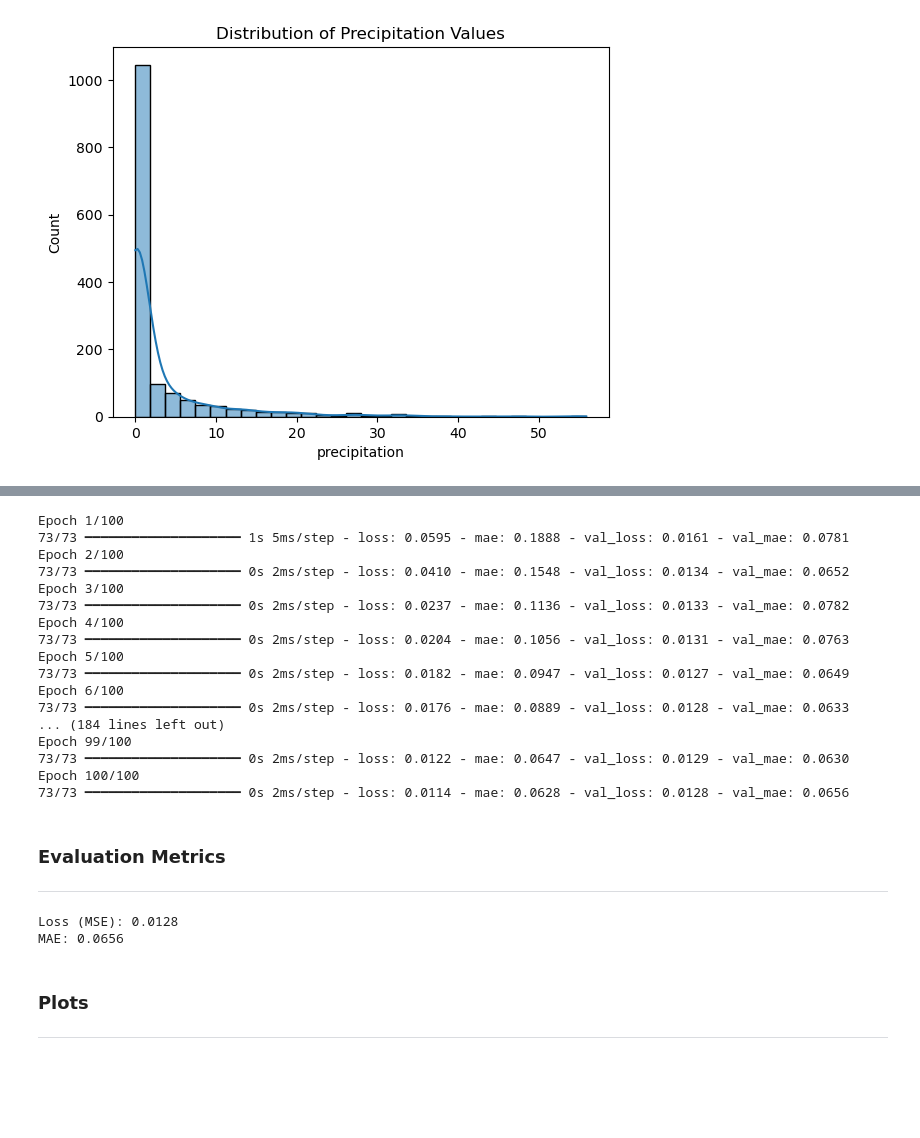
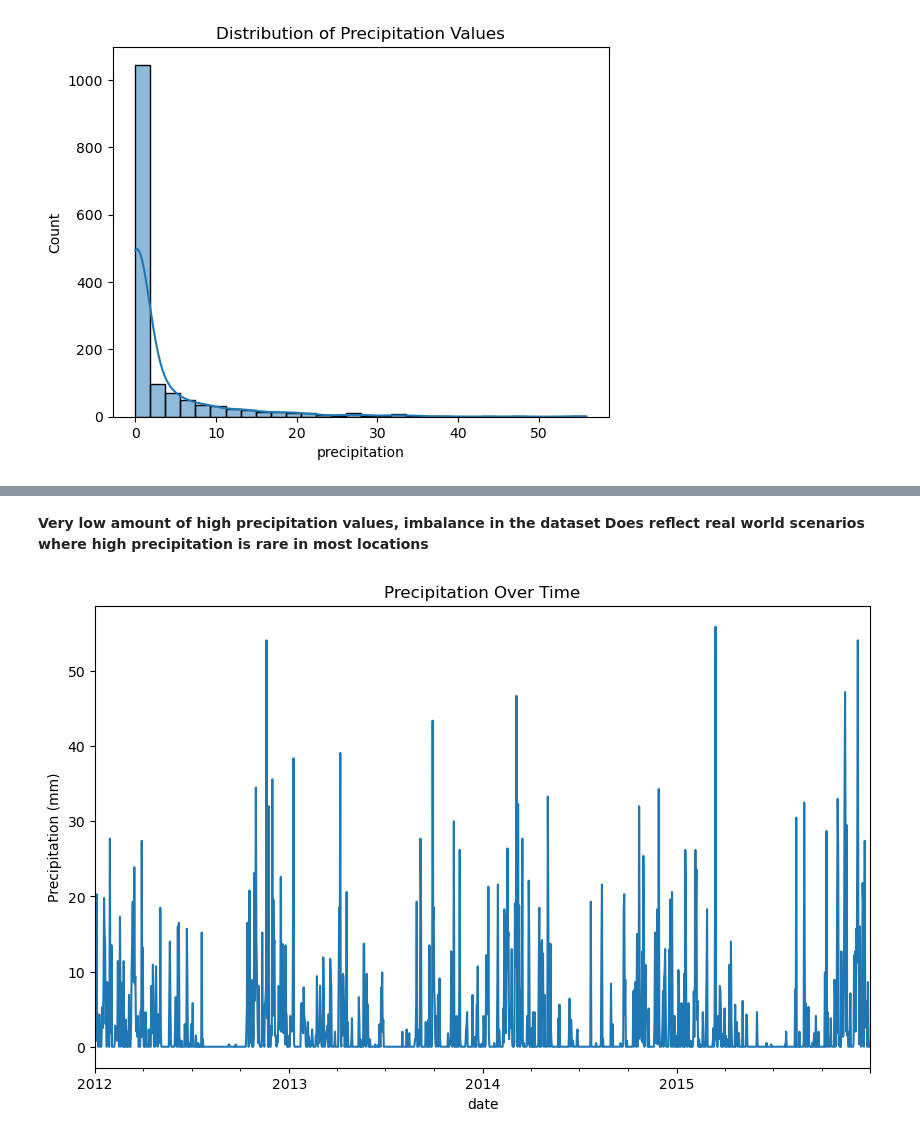
Before and after one commit to viz658/Weather_Prediction_Using_ML_DL, a Jupyter notebook: RNN_Seattle_Dataset.ipynb, the cells around one changed output, grey strips where cells are left out. Saved outputs shown, nothing was run; the diff lists cells and outputs as text; code cells hidden in the pictures; blank space fills up the shorter version.

```diff
--- a/RNN_Seattle_Dataset.ipynb
+++ b/RNN_Seattle_Dataset.ipynb
@@ -48,30 +43,0 @@ plt.show()
-# %%
-import pandas as pd
-from sklearn.preprocessing import MinMaxScaler, LabelEncoder
-
-# Encode weather, it will be part of our features
-label_encoder = LabelEncoder()
-data['weather_encoded'] = label_encoder.fit_transform(data['weather'])
-
-# Normalize precipitation column
-precipitation_scaler = MinMaxScaler()
-data['precipitation_scaled'] = precipitation_scaler.fit_transform(data[['precipitation']])
-
-# Normalize features
-features_to_scale = ['temp_max', 'temp_min', 'wind', 'weather_encoded']
-scaler = MinMaxScaler()
-data[features_to_scale] = scaler.fit_transform(data[features_to_scale])
-
-# Sequence length
-seq_length = 7
-
-X, y = [], []
-for i in range(len(data) - seq_length):
-    X.append(data[features_to_scale].iloc[i:i+seq_length].values)
-    y.append(data['precipitation_scaled'].iloc[i+seq_length]) # Our tagert is precipitation this time
-
-X = np.array(X)
-y = np.array(y)
-
-print(f"Shape of X: {X.shape}")
-print(f"Shape of y: {y.shape}")
@@ -123,36 +44,12 @@ None
-# %%
-history = rnn_model.fit(X_train, y_train, epochs=100, batch_size=16, validation_data=(X_test, y_test))
-# %% [output]
-Epoch 1/100
-73/73 ━━━━━━━━━━━━━━━━━━━━ 1s 5ms/step - loss: 0.0595 - mae: 0.1888 - val_loss: 0.0161 - val_mae: 0.0781
-Epoch 2/100
-73/73 ━━━━━━━━━━━━━━━━━━━━ 0s 2ms/step - loss: 0.0410 - mae: 0.1548 - val_loss: 0.0134 - val_mae: 0.0652
-Epoch 3/100
-73/73 ━━━━━━━━━━━━━━━━━━━━ 0s 2ms/step - loss: 0.0237 - mae: 0.1136 - val_loss: 0.0133 - val_mae: 0.0782
-Epoch 4/100
-73/73 ━━━━━━━━━━━━━━━━━━━━ 0s 2ms/step - loss: 0.0204 - mae: 0.1056 - val_loss: 0.0131 - val_mae: 0.0763
-Epoch 5/100
-73/73 ━━━━━━━━━━━━━━━━━━━━ 0s 2ms/step - loss: 0.0182 - mae: 0.0947 - val_loss: 0.0127 - val_mae: 0.0649
-Epoch 6/100
-73/73 ━━━━━━━━━━━━━━━━━━━━ 0s 2ms/step - loss: 0.0176 - mae: 0.0889 - val_loss: 0.0128 - val_mae: 0.0633
-... (184 lines left out)
-Epoch 99/100
-73/73 ━━━━━━━━━━━━━━━━━━━━ 0s 2ms/step - loss: 0.0122 - mae: 0.0647 - val_loss: 0.0129 - val_mae: 0.0630
-Epoch 100/100
-73/73 ━━━━━━━━━━━━━━━━━━━━ 0s 2ms/step - loss: 0.0114 - mae: 0.0628 - val_loss: 0.0128 - val_mae: 0.0656
-# %% [markdown]
-### **Evaluation Metrics**
-
----
-# %%
-# Evaluation metrics
-test_loss, test_mae = rnn_model.evaluate(X_test, y_test, verbose=0)
-print(f"Loss (MSE): {test_loss:.4f}")
-print(f"MAE: {test_mae:.4f}")
-# %% [output]
-Loss (MSE): 0.0128
-MAE: 0.0656
-# %% [markdown]
-### **Plots**
-
----
+# %% [markdown]
+**Very low amount of high precipitation values, imbalance in the dataset**
+**Does reflect real world scenarios where high precipitation is rare in most locations**
+# %%
+data['date'] = pd.to_datetime(data['date'])
+data.set_index('date', inplace=True)
+
+precip = data['precipitation']
+precip.plot(title="Precipitation Over Time", ylabel="Precipitation (mm)", figsize=(10, 6))
+plt.show()
+# %% [output]
+[figure, added]
```
Also changed, not shown: parts of 24 cells of this notebook.
